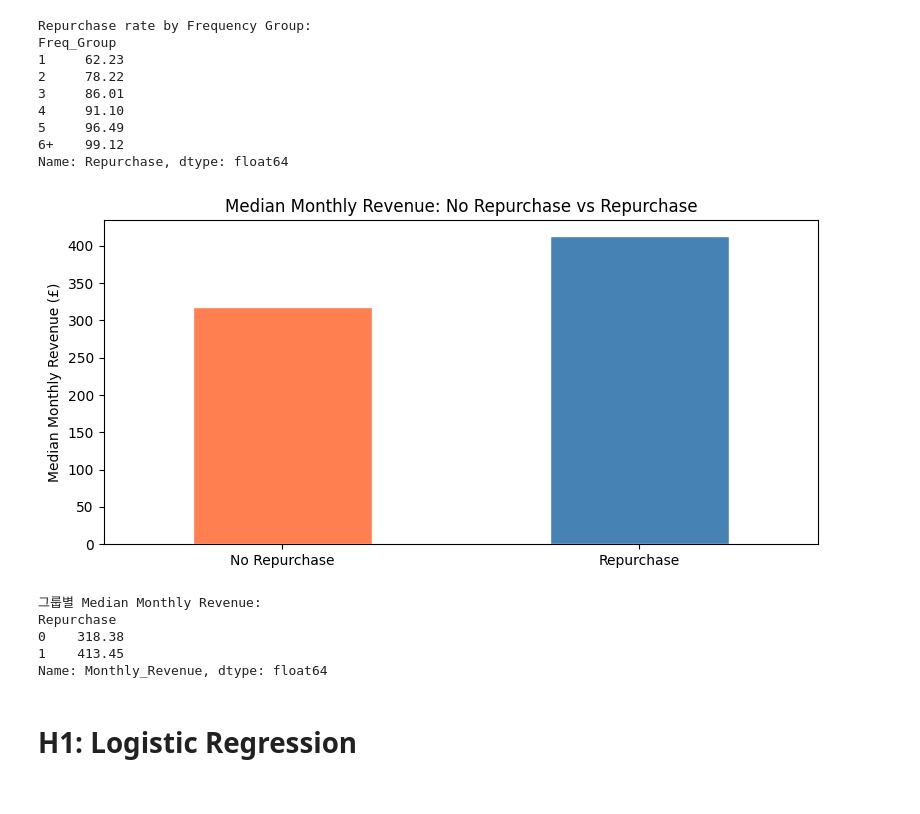
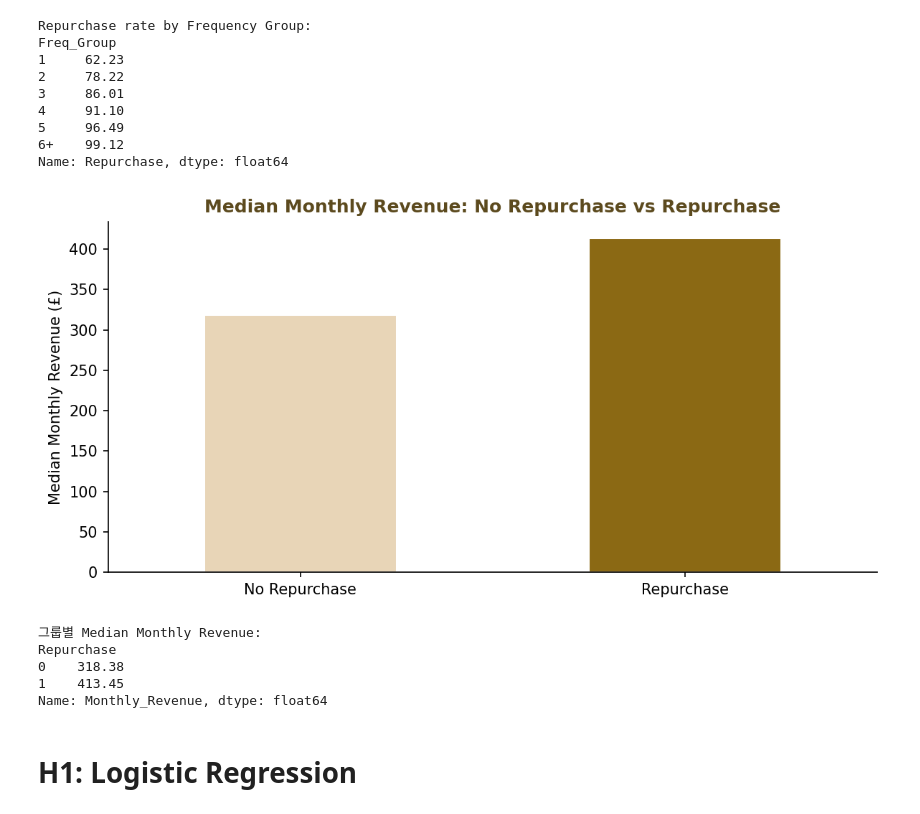
Before and after one commit to Sharafutdinova705/INDUSTRY_UNIVERSITY_PROJECT_1, a Jupyter notebook: Retail.ipynb, the cells around one changed output. Drawn from its saved outputs; the diff is of its cells as text; code cells hidden in the pictures.

```diff
--- a/Retail.ipynb
+++ b/Retail.ipynb
@@ -220,38 +220,34 @@ Freq_Group
 6+    99.12
 Name: Repurchase, dtype: float64
 # %%
-plt.figure(figsize=(8, 4))
-
+fig, ax = plt.subplots(figsize=(8, 4))
 panel.groupby('Repurchase')['Monthly_Revenue'].median().plot(
     kind='bar',
-    color=['coral', 'steelblue'],
-    edgecolor='white'
+    color=['#e8d5b7', '#8b6914'],
+    edgecolor='white',
+    ax=ax
 )
-
-plt.title('Median Monthly Revenue: No Repurchase vs Repurchase')
-plt.xlabel('')
-
+ax.set_title('Median Monthly Revenue: No Repurchase vs Repurchase', color='#5c4a1e', fontweight='bold')
+ax.set_xlabel('')
+ax.set_ylabel('Median Monthly Revenue (£)')
+ax.spines['top'].set_visible(False)
+ax.spines['right'].set_visible(False)
 plt.xticks(
     [0, 1],
     ['No Repurchase', 'Repurchase'],
     rotation=0
 )
-
-plt.ylabel('Median Monthly Revenue (£)')
-
 plt.tight_layout()
 plt.savefig('plot_revenue_by_repurchase.png', dpi=150)
-
 plt.show()
-
 print("\n그룹별 Median Monthly Revenue:")
 print(
     panel.groupby('Repurchase')['Monthly_Revenue']
     .median()
     .round(2)
 )
 # %% [output]
-[figure, old version]
+[figure, new version]
 그룹별 Median Monthly Revenue:
 Repurchase
 0    318.38
```
